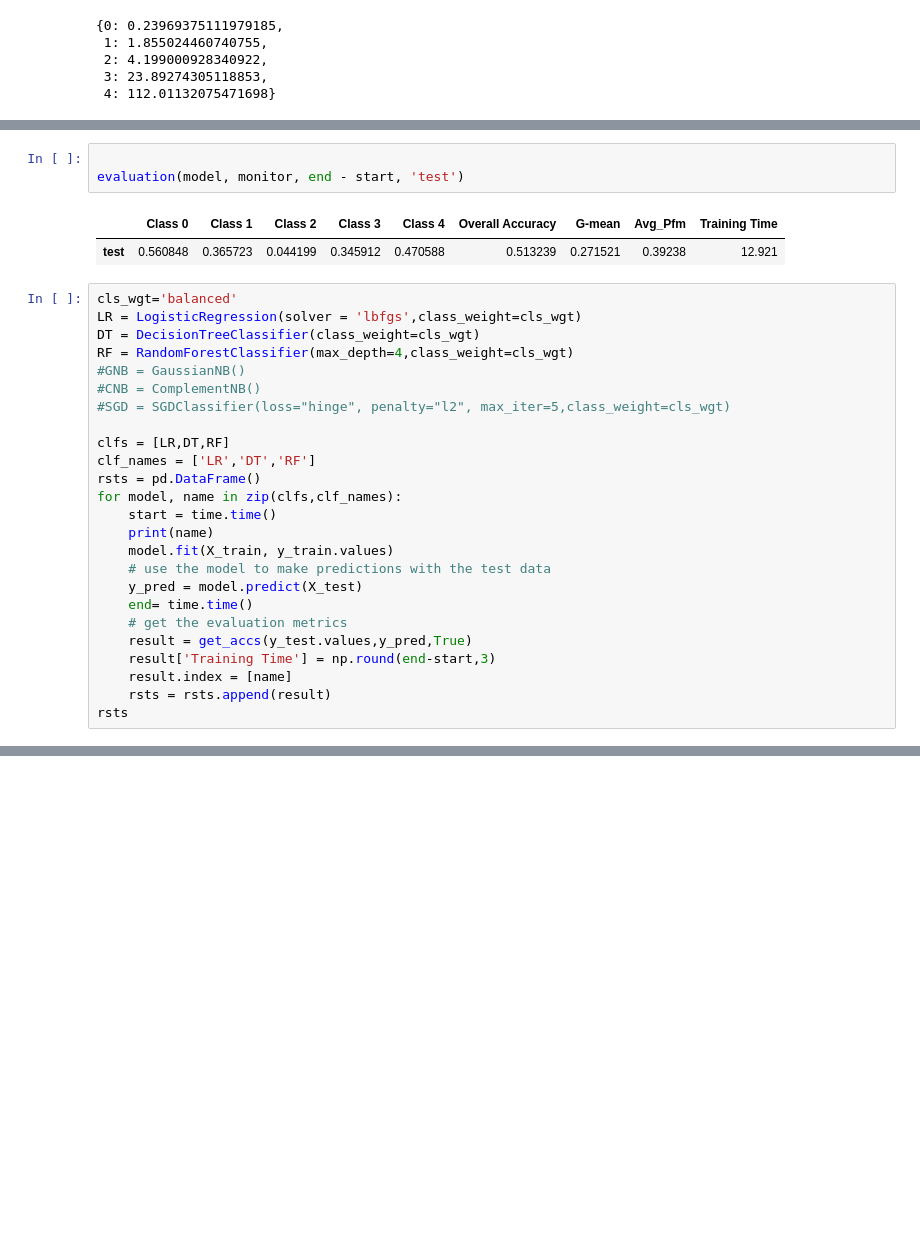
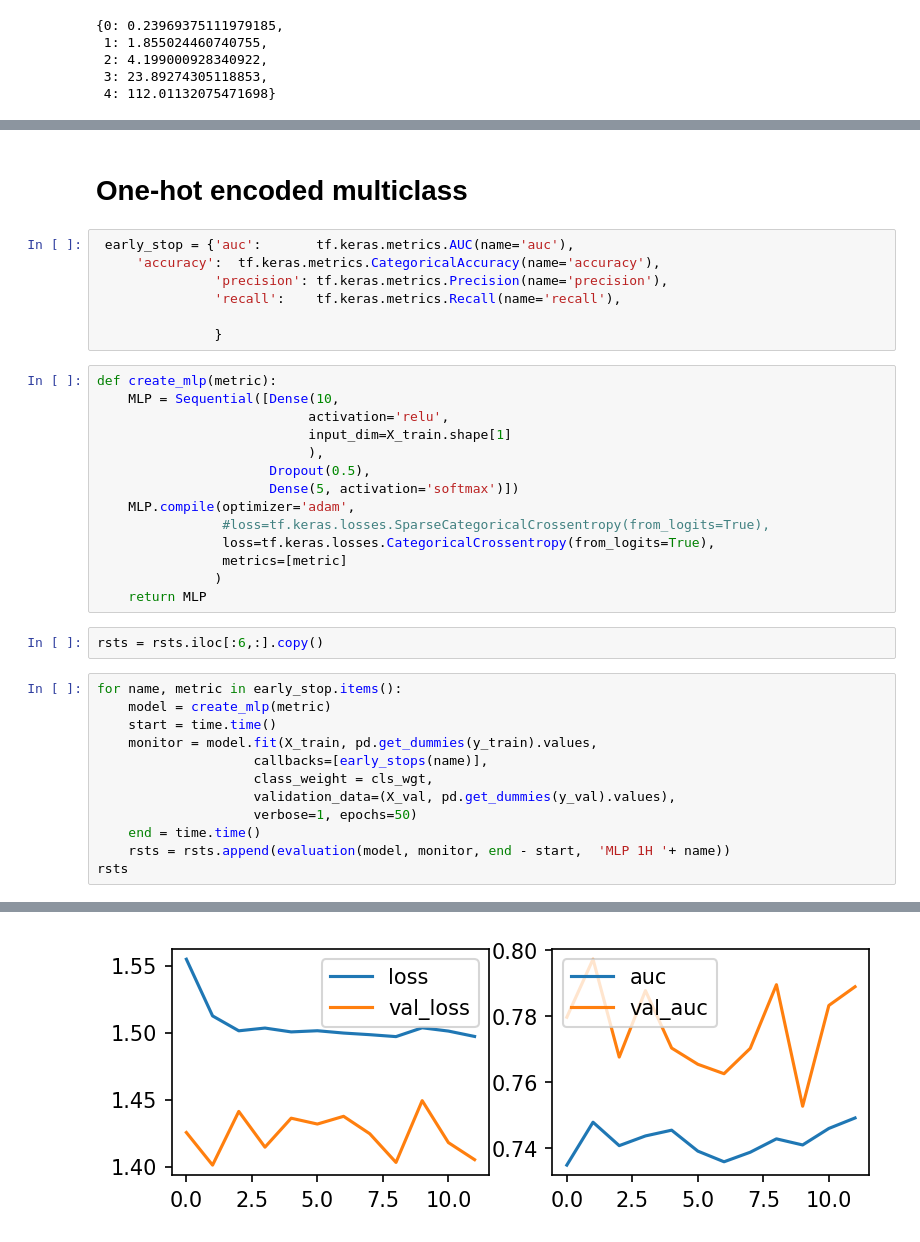
Before and after one commit to duonghung86/Injury-severity-classification, a Jupyter notebook: VCA_2_1_MLP_earlystopping.ipynb, the cells around one changed output, grey strips where cells are left out. Cells and saved outputs as stored; diff of their text form; blank space fills up the shorter version.

```diff
--- a/VCA_2_1_MLP_earlystopping.ipynb
+++ b/VCA_2_1_MLP_earlystopping.ipynb
@@ -265,31 +365,38 @@ def evaluation(model, monitor, time, name):
-# %%
-
-evaluation(model, monitor, end - start, 'test')
-# %% [output]
-|  | Class 0 | Class 1 | Class 2 | Class 3 | Class 4 | Overall Accuracy | G-mean | Avg_Pfm | Training Time |
-| test | 0.560848 | 0.365723 | 0.044199 | 0.345912 | 0.470588 | 0.513239 | 0.271521 | 0.39238 | 12.921 |
-# %%
-cls_wgt='balanced'
-LR = LogisticRegression(solver = 'lbfgs',class_weight=cls_wgt)
-DT = DecisionTreeClassifier(class_weight=cls_wgt)
-RF = RandomForestClassifier(max_depth=4,class_weight=cls_wgt)
-#GNB = GaussianNB()
-#CNB = ComplementNB()
-#SGD = SGDClassifier(loss="hinge", penalty="l2", max_iter=5,class_weight=cls_wgt)
-
-clfs = [LR,DT,RF]
-clf_names = ['LR','DT','RF']
-rsts = pd.DataFrame()
-for model, name in zip(clfs,clf_names):
-    start = time.time()
-    print(name)
-    model.fit(X_train, y_train.values)
-    # use the model to make predictions with the test data
-    y_pred = model.predict(X_test)
-    end= time.time()
-    # get the evaluation metrics
-    result = get_accs(y_test.values,y_pred,True)
-    result['Training Time'] = np.round(end-start,3)
-    result.index = [name]
-    rsts = rsts.append(result)
-rsts
+# %% [markdown]
+# One-hot encoded multiclass
+# %%
+ early_stop = {'auc':       tf.keras.metrics.AUC(name='auc'),
+     'accuracy':  tf.keras.metrics.CategoricalAccuracy(name='accuracy'),
+               'precision': tf.keras.metrics.Precision(name='precision'),
+               'recall':    tf.keras.metrics.Recall(name='recall'),
+
+               }
+# %%
+def create_mlp(metric):
+    MLP = Sequential([Dense(10,
+                           activation='relu',
+                           input_dim=X_train.shape[1]
+                           ),
+                      Dropout(0.5),
+                      Dense(5, activation='softmax')])
+    MLP.compile(optimizer='adam',
+                #loss=tf.keras.losses.SparseCategoricalCrossentropy(from_logits=True),
+                loss=tf.keras.losses.CategoricalCrossentropy(from_logits=True),
+                metrics=[metric]
+               )
+    return MLP
+# %%
+rsts = rsts.iloc[:6,:].copy()
+# %%
+for name, metric in early_stop.items():
+    model = create_mlp(metric)
+    start = time.time()
+    monitor = model.fit(X_train, pd.get_dummies(y_train).values,
+                    callbacks=[early_stops(name)],
+                    class_weight = cls_wgt,
+                    validation_data=(X_val, pd.get_dummies(y_val).values),
+                    verbose=1, epochs=50)
+    end = time.time()
+    rsts = rsts.append(evaluation(model, monitor, end - start,  'MLP 1H '+ name))
+rsts
+# %% [output]
@@ -295,0 +420 @@ rsts
+[figure, added]
```
Also changed, not shown: parts of 20 cells of this notebook.
